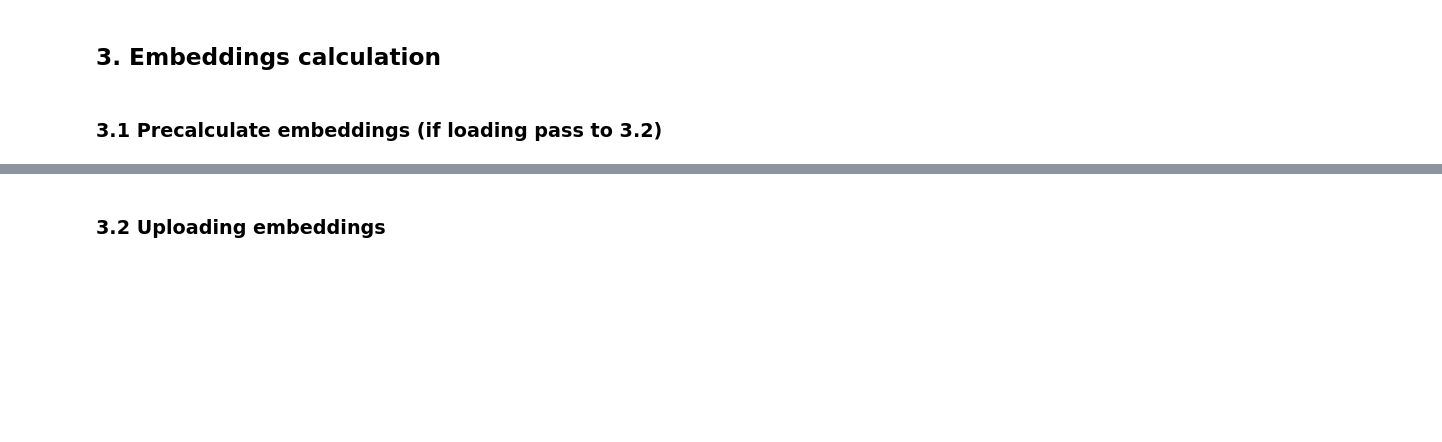
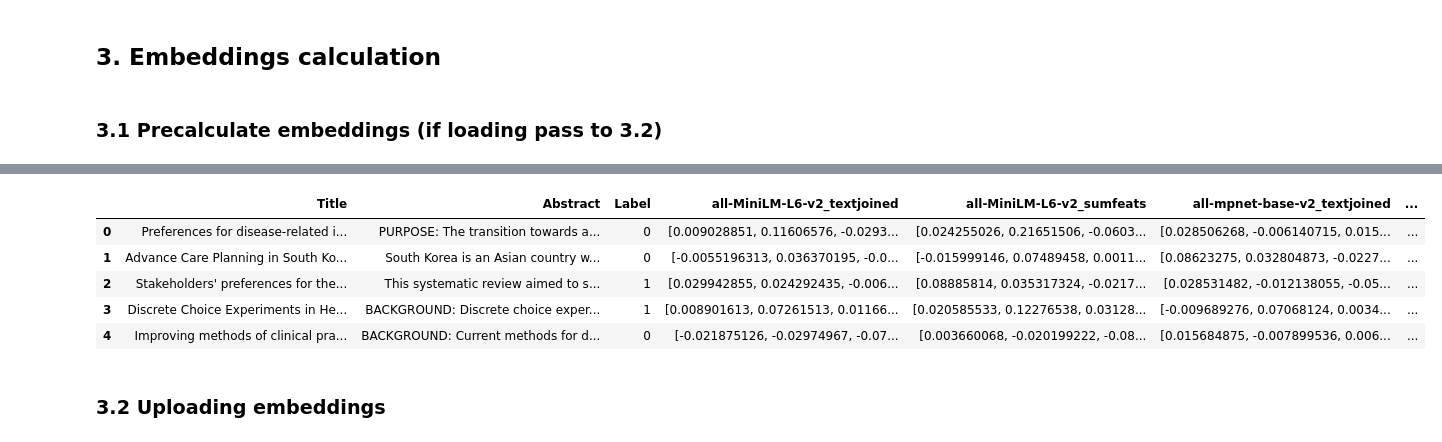
Before and after one commit to Cesar85Hol/papers-class-NLP, a Jupyter notebook: P8_embedding_models.ipynb, the cells around one changed output, grey strips where cells are left out. Drawn from its saved outputs; the diff is of its cells as text; code cells hidden in the pictures; blank space fills up the shorter version.

```diff
--- a/P8_embedding_models.ipynb
+++ b/P8_embedding_models.ipynb
@@ -309,5 +351,14 @@ for model in models:
 # %%
+
 df_embeddings.to_pickle('df_embeddings.pkl')
+df_embeddings.head()
+# %% [output]
+|  | Title | Abstract | Label | all-MiniLM-L6-v2_textjoined | all-MiniLM-L6-v2_sumfeats | all-mpnet-base-v2_textjoined | ... |
+| 0 | Preferences for disease-related i... | PURPOSE: The transition towards a... | 0 | [0.009028851, 0.11606576, -0.0293... | [0.024255026, 0.21651506, -0.0603... | [0.028506268, -0.006140715, 0.015... | ... |
+| 1 | Advance Care Planning in South Ko... | South Korea is an Asian country w... | 0 | [-0.0055196313, 0.036370195, -0.0... | [-0.015999146, 0.07489458, 0.0011... | [0.08623275, 0.032804873, -0.0227... | ... |
+| 2 | Stakeholders' preferences for the... | This systematic review aimed to s... | 1 | [0.029942855, 0.024292435, -0.006... | [0.08885814, 0.035317324, -0.0217... | [0.028531482, -0.012138055, -0.05... | ... |
+| 3 | Discrete Choice Experiments in He... | BACKGROUND: Discrete choice exper... | 1 | [0.008901613, 0.07261513, 0.01166... | [0.020585533, 0.12276538, 0.03128... | [-0.009689276, 0.07068124, 0.0034... | ... |
+| 4 | Improving methods of clinical pra... | BACKGROUND: Current methods for d... | 0 | [-0.021875126, -0.02974967, -0.07... | [0.003660068, -0.020199222, -0.08... | [0.015684875, -0.007899536, 0.006... | ... |
 # %% [markdown]
 ### 3.2 Uploading embeddings
 # %%
```
Also changed, not shown: parts of 4 cells of this notebook.
